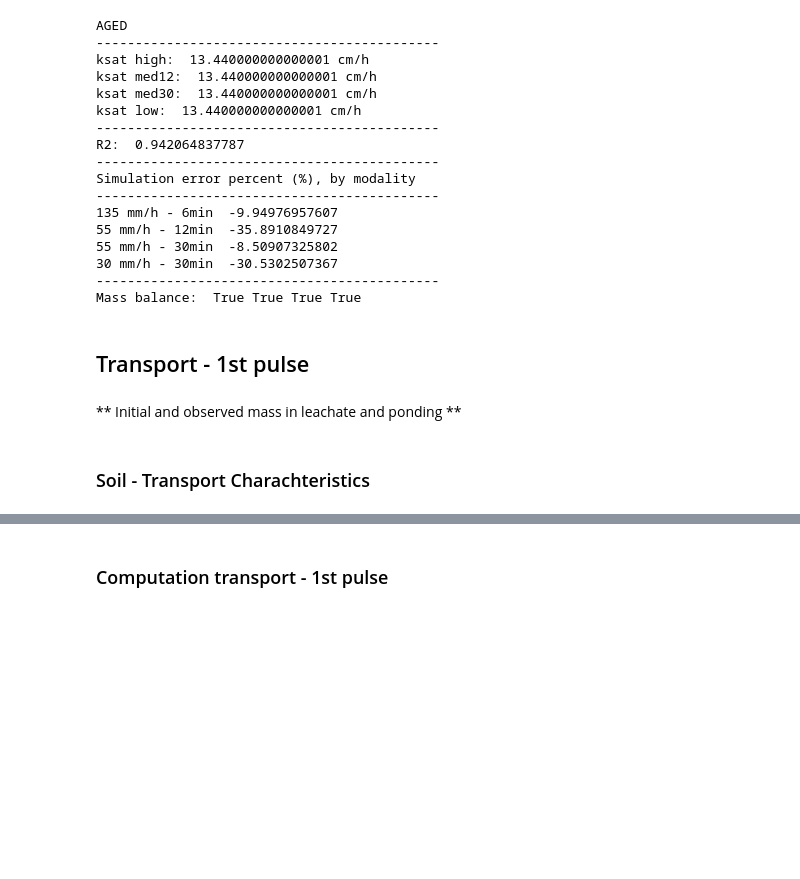
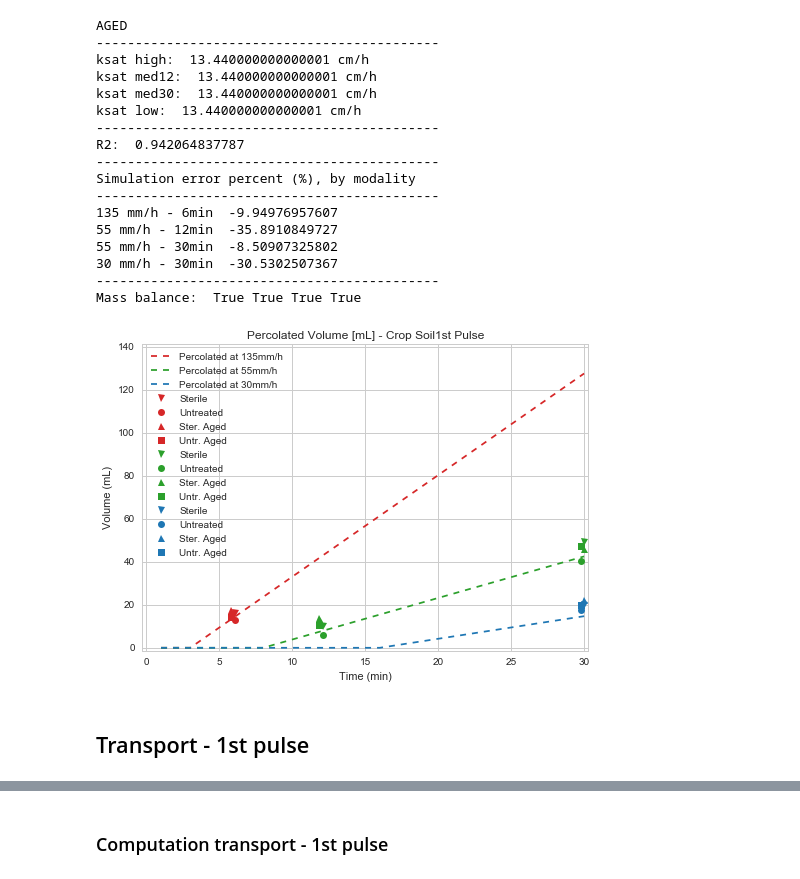
Before and after one commit to DayTimeChunks/LeachingSimulations, a Jupyter notebook: S-metolachlor Crop Soil 4 Events.ipynb, the cells around one changed output, grey strips where cells are left out. Saved outputs shown, nothing was run; the diff lists cells and outputs as text; code cells hidden in the pictures; blank space fills up the shorter version.

```diff
--- a/S-metolachlor Crop Soil 4 Events.ipynb
+++ b/S-metolachlor Crop Soil 4 Events.ipynb
@@ -25,5 +48,6 @@ from mixinglayer import *
 # %%
 d = (14.93 * 2)  # Diameter of falcon tube (mm)
 area = ((d / 2) ** 2) * 3.1416  # (mm2)
-zl = soil_height1 = 20  # Mixing layer depth in mm
+soil_height1 = 20  # Mixing layer depth in mm
+soil_height2 = 20  # mm
 # %% [markdown]
@@ -55,0 +55,17 @@ output_trans_params = {}
+# %%
+if soil == 'Alteck':
+    kSat = 2.24  # mm/min (13.45 cm/h - Crop Soil)
+    psi = 1100  # soil suction Alteck (mm)
+elif soil == 'Rouff':
+    kSat = 17.62*10/60  # mm/min (17.62 cm/h - Vine Soil)
+    psi = 1100  # soil suction Alteck (mm)
+
+# Soil characteristics (Equivalent for Alteck and Rouffach)
+# Initial bulk density options:
+pb_i0 = 0.99/10**3  # bulk density (g/cm^3) -> g/mm^3  (M. Trautmann)
+pb_i1 = 2.61/10**3 # inital 1st pulse, calc. from experiment cond.
+pb_i2 = 3.59/10**3 # initial 2nd pulse, calc. from experiment cond.
+
+# Final bulk density options (1st and 2nd pulses)
+pb_f1 = 3.59/10**3 # final1, calculated from experimental conditions.
+pb_f2 = 3.76/10**3 # final2, calculated from experimental conditions.
@@ -187,7 +174,13 @@ time_sizes1 = [time_size_135mmh, time_size_135mmh,
+# %%
+title = "Percolated Volume [mL] - " + str(soil_type) + "1st Pulse"
 # %%
-#hydroplot(percol_data1,
-#          "Percolated at 135mm/h", "Percolated at 55mm/h", "Percolated at 30mm/h",
-#          leach_high_6min,
-#          leach_med_12min, leach_med_30min,
-#          leach_low_30min,
-#          "Leached Volume [mL] - Crop Soil 1st Pulse")
+extract_and_plothydro(
+    water_data,
+    "Percolated at 135mm/h", "Percolated at 55mm/h", "Percolated at 30mm/h", "NA",
+    title,
+    soil,
+    isFirstCycle = True,
+    isPercolation = True
+)
+# %% [output]
+[figure, added]
@@ -194,4 +196,2 @@ time_sizes1 = [time_size_135mmh, time_size_135mmh,
 # %% [markdown]
 ## Transport - 1st pulse
-# %% [markdown]
-** Initial and observed mass in leachate and ponding **
@@ -224,2 +197,0 @@ smCr_dict_L_1st = {
-# %% [markdown]
-### Soil - Transport Charachteristics
```
Also changed, not shown: parts of 79 cells of this notebook, 5 other files.
